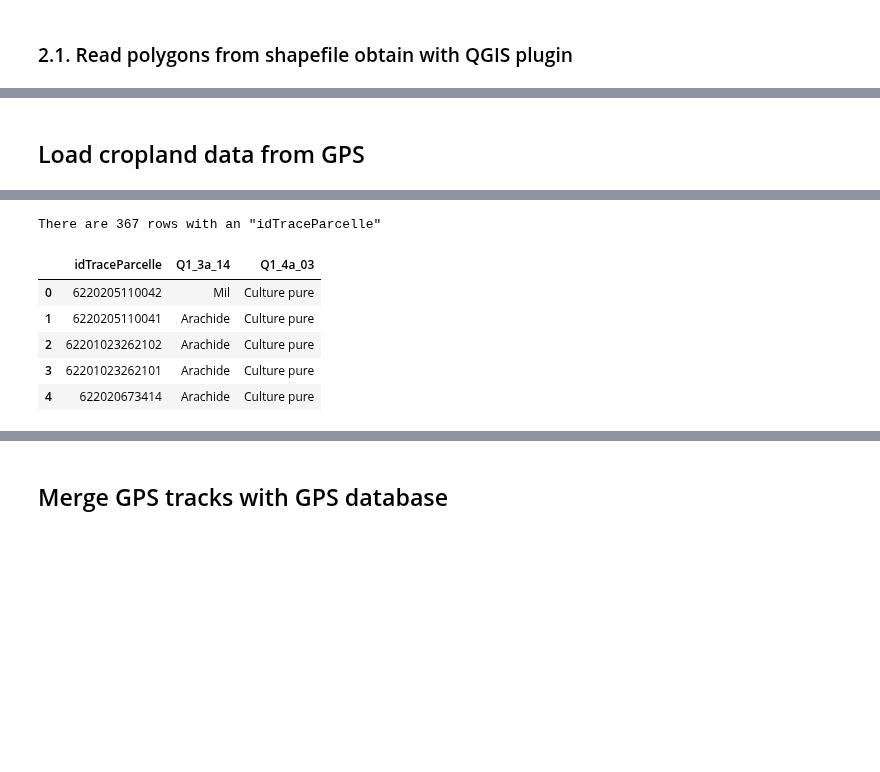
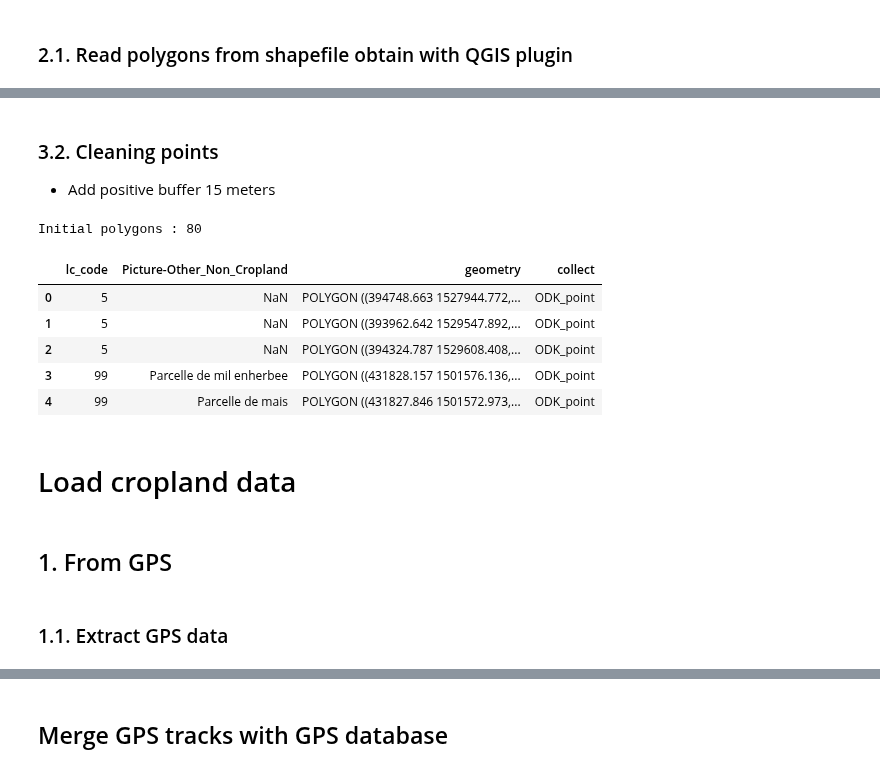
Before and after one commit to nicolasdeffense/eo-toolbox, a Jupyter notebook: notebooks_working/EOStat/clean_in_situ_senegal.ipynb, the cells around one changed output, grey strips where cells are left out. Cells and saved outputs as stored; diff of their text form; code cells hidden in the pictures; blank space fills up the shorter version.

Commit message:
clean in situ

```diff
--- a/notebooks_working/EOStat/clean_in_situ_senegal.ipynb
+++ b/notebooks_working/EOStat/clean_in_situ_senegal.ipynb
@@ -217,0 +254,14 @@ odk_gdf.head()
+# %%
+odk_nc_df = pd.read_csv(odk_non_crop_csv)
+
+odk_nc_df = odk_nc_df[['Picture-LC_Class','Picture-Other_Non_Cropland','start-geopoint-Latitude','start-geopoint-Longitude']]
+
+odk_nc_df = odk_nc_df.rename(columns={"start-geopoint-Longitude": "longitude", "start-geopoint-Latitude": "latitude", "Picture-LC_Class": 'lc_code'})
+
+#odk_nc_df = odk_nc_df.merge(lut_non_crop_df, left_on='Picture-LC_Class', right_on='lc_code')
+
+odk_nc_gdf = gpd.GeoDataFrame(odk_nc_df, geometry=gpd.points_from_xy(odk_nc_df.longitude, odk_nc_df.latitude, crs="EPSG:4326")).to_crs(epsg=32628)
+
+odk_nc_gdf = odk_nc_gdf.drop(columns=['longitude', 'latitude'])
+
+odk_nc_gdf.head()
@@ -218,3 +275,27 @@ odk_gdf.head()
+# %% [markdown]
+### 3.2. Cleaning points
+
+- Add positive buffer 15 meters
+# %%
+print(f'Initial polygons : {len(odk_nc_gdf)}')
+
+odk_nc_gdf['geometry'] = odk_nc_gdf.buffer(15, resolution=24)
+
+odk_nc_gdf['collect'] = 'ODK_point'
+
+odk_nc_gdf.head()
+# %% [output]
+Initial polygons : 80
+|  | lc_code | Picture-Other_Non_Cropland | geometry | collect |
+| 0 | 5 | NaN | POLYGON ((394748.663 1527944.772,... | ODK_point |
+| 1 | 5 | NaN | POLYGON ((393962.642 1529547.892,... | ODK_point |
+| 2 | 5 | NaN | POLYGON ((394324.787 1529608.408,... | ODK_point |
+| 3 | 99 | Parcelle de mil enherbee | POLYGON ((431828.157 1501576.136,... | ODK_point |
+| 4 | 99 | Parcelle de mais | POLYGON ((431827.846 1501572.973,... | ODK_point |
 # %% [markdown]
-## Load cropland data from GPS
+# Load cropland data
+# %% [markdown]
+## 1. From GPS
+# %% [markdown]
+### 1.1. Extract GPS data
 # %%
@@ -228,21 +309,3 @@ gps_crop_df.head()
 | 2 | 00-36-80-27 | 9987f69cac2c4511ba7eee6a38c922a5 | KAOLACK | NIORO DU RIP | MEDINA-SABAKH | MEDINA-SABAKH | KEUR AYIB | 32 | 62 | ... |
 | 3 | 00-36-80-27 | 9987f69cac2c4511ba7eee6a38c922a5 | KAOLACK | NIORO DU RIP | MEDINA-SABAKH | MEDINA-SABAKH | KEUR AYIB | 32 | 62 | ... |
 | 4 | 01-08-61-10 | 1f7d5b3378134d7094c729e036750948 | KAOLACK | NIORO DU RIP | PAOSKOTO | DAROU SALAM | MAKA NDIENGHERE | 7 | 34 | ... |
-# %%
-gps_crop_subset_df = gps_crop_df[['idTraceParcelle','Q1_3a_14','Q1_4a_03']]
-
-gps_crop_subset_df = gps_crop_subset_df.dropna(subset=['idTraceParcelle'])
-
-gps_crop_subset_df['idTraceParcelle'] = gps_crop_subset_df['idTraceParcelle'].str.replace('_', '')
-
-
-print(f'There are {len(gps_crop_subset_df)} rows with an "idTraceParcelle"')
-gps_crop_subset_df.head()
-# %% [output]
-There are 367 rows with an "idTraceParcelle"
-|  | idTraceParcelle | Q1_3a_14 | Q1_4a_03 |
-| 0 | 6220205110042 | Mil | Culture pure |
-| 1 | 6220205110041 | Arachide | Culture pure |
-| 2 | 62201023262102 | Arachide | Culture pure |
-| 3 | 62201023262101 | Arachide | Culture pure |
-| 4 | 622020673414 | Arachide | Culture pure |
```
Also changed, not shown: parts of 26 cells of this notebook, 2 other files.
